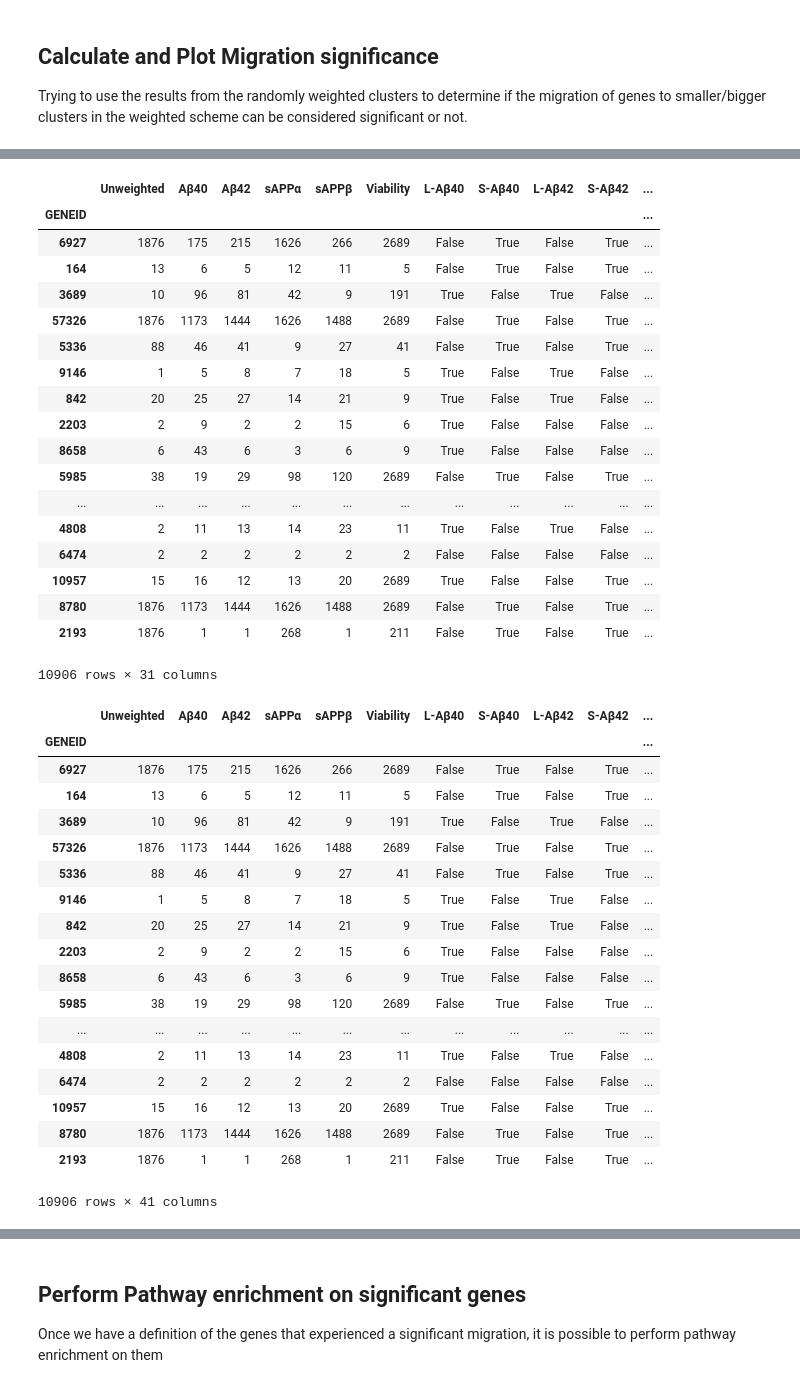
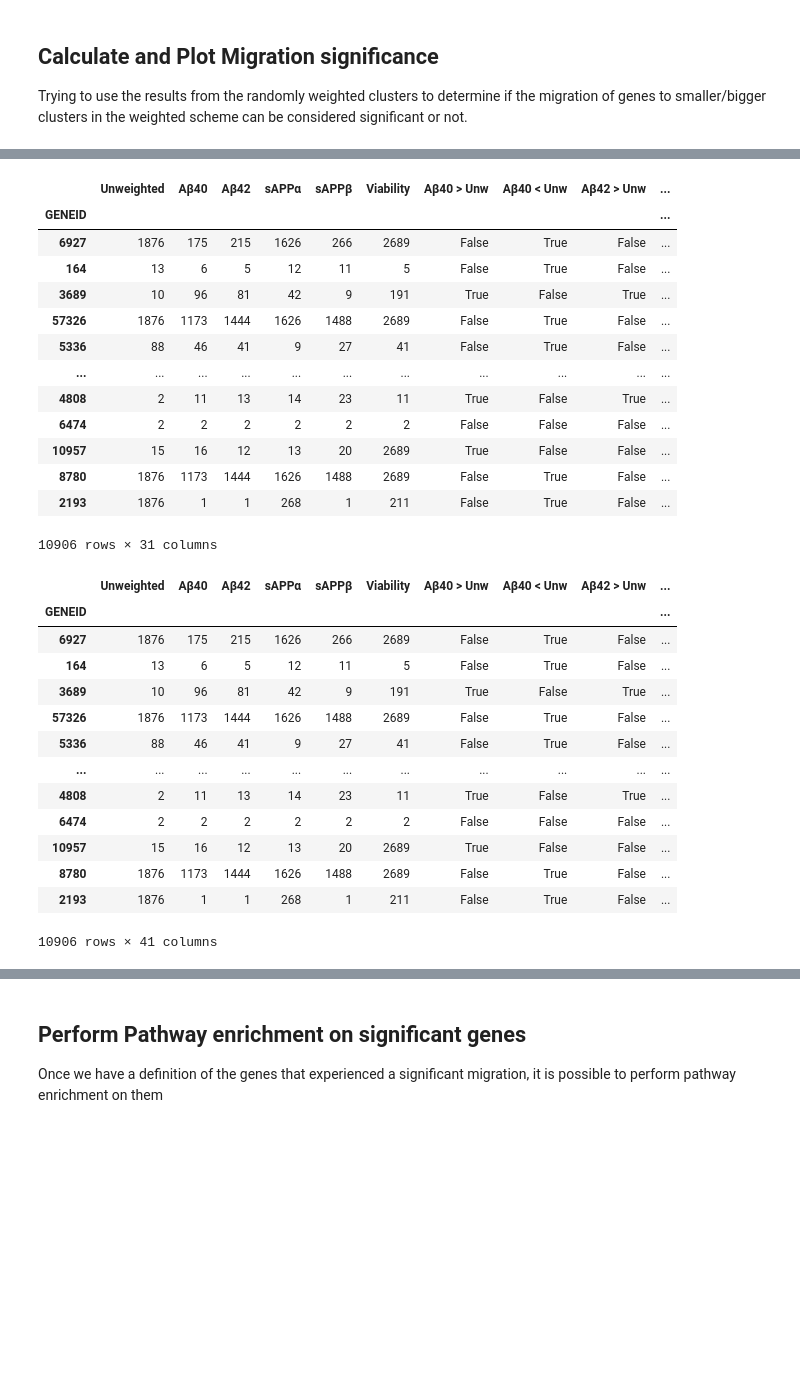
Before and after one commit to RodolfoAllendes/attain_docs, a Jupyter notebook: notebooks/fig14.ipynb, the cells around one changed output, grey strips where cells are left out. Cells and saved outputs as stored; diff of their text form; code cells hidden in the pictures; blank space fills up the shorter version.

```diff
--- a/notebooks/fig14.ipynb
+++ b/notebooks/fig14.ipynb
@@ -93,9 +83,9 @@ data
 # than the size of the unweighted cluster
 for key in readouts.keys():
     # True/False: did the gene migrate to a larger cluster in the weighted case?
-    data['L-'+key] = (data[key] > data.Unweighted)
+    data[key+' > Unw'] = (data[key] > data.Unweighted)
     # True/False: did the gene migrate to a smaller cluster in the weighted case?
-    data['S-'+key] = (data[key] < data.Unweighted)
+    data[key+' < Unw'] = (data[key] < data.Unweighted)
 
 data
 # %% [output]
@@ -121,69 +106,58 @@ data
 # %%
 # To determine if the migration is 'significant' we will compare it with the number of times
 # a similar patter was observed in the clustering results obtained from randomly weighted
 # networks
 for key in readouts:
     # these are the cluster sizes for each gene in each randomly clustered experiment
     rnd = pd.read_csv('../results/chuang_rand_'+readouts[key]+'1000.csv', usecols=lambda x: ('clu_size' in x) or x == 'GENEID').set_index('GENEID')
     # we define a mask of True/False accordding to whether the cluster size for the each random run
     # is larger than the one observed in the weighted case
     df = rnd.apply( lambda x: (x > data[key]).astype(int) )
     # and count the number of times this happenned
-    data['LSum-'+key] = df.apply(np.sum, axis = 1)
+    data['#times Rand > '+key] = df.apply(np.sum, axis = 1)
     # do the same for the number of times the cluster size was equal
     df = rnd.apply( lambda x: (x == data[key]).astype(int) )
-    data['ESum-'+key] = df.apply(np.sum, axis = 1)
+    data['#times Rand == '+key] = df.apply(np.sum, axis = 1)
     # and the number of times the cluster size was smaller
     df = rnd.apply( lambda x: (x < data[key]).astype(int) )
-    data['SSum-'+key] = df.apply(np.sum, axis = 1)
+    data['#times Rand < '+key] = df.apply(np.sum, axis = 1)
 
 data
 # %% [output]
-|  | Unweighted | Aβ40 | Aβ42 | sAPPα | sAPPβ | Viability | L-Aβ40 | S-Aβ40 | L-Aβ42 | S-Aβ42 | ... |
-| GENEID |  |  |  |  |  |  |  |  |  |  | ... |
-| 6927 | 1876 | 175 | 215 | 1626 | 266 | 2689 | False | True | False | True | ... |
-| 164 | 13 | 6 | 5 | 12 | 11 | 5 | False | True | False | True | ... |
-| 3689 | 10 | 96 | 81 | 42 | 9 | 191 | True | False | True | False | ... |
-| 57326 | 1876 | 1173 | 1444 | 1626 | 1488 | 2689 | False | True | False | True | ... |
-| 5336 | 88 | 46 | 41 | 9 | 27 | 41 | False | True | False | True | ... |
-| 9146 | 1 | 5 | 8 | 7 | 18 | 5 | True | False | True | False | ... |
-| 842 | 20 | 25 | 27 | 14 | 21 | 9 | True | False | True | False | ... |
-| 2203 | 2 | 9 | 2 | 2 | 15 | 6 | True | False | False | False | ... |
-| 8658 | 6 | 43 | 6 | 3 | 6 | 9 | True | False | False | False | ... |
-| 5985 | 38 | 19 | 29 | 98 | 120 | 2689 | False | True | False | True | ... |
-| ... | ... | ... | ... | ... | ... | ... | ... | ... | ... | ... | ... |
-| 4808 | 2 | 11 | 13 | 14 | 23 | 11 | True | False | True | False | ... |
-| 6474 | 2 | 2 | 2 | 2 | 2 | 2 | False | False | False | False | ... |
-| 10957 | 15 | 16 | 12 | 13 | 20 | 2689 | True | False | False | True | ... |
-| 8780 | 1876 | 1173 | 1444 | 1626 | 1488 | 2689 | False | True | False | True | ... |
-| 2193 | 1876 | 1 | 1 | 268 | 1 | 211 | False | True | False | True | ... |
+|  | Unweighted | Aβ40 | Aβ42 | sAPPα | sAPPβ | Viability | Aβ40 > Unw | Aβ40 < Unw | Aβ42 > Unw | ... |
+| GENEID |  |  |  |  |  |  |  |  |  | ... |
+| 6927 | 1876 | 175 | 215 | 1626 | 266 | 2689 | False | True | False | ... |
+| 164 | 13 | 6 | 5 | 12 | 11 | 5 | False | True | False | ... |
+| 3689 | 10 | 96 | 81 | 42 | 9 | 191 | True | False | True | ... |
+| 57326 | 1876 | 1173 | 1444 | 1626 | 1488 | 2689 | False | True | False | ... |
+| 5336 | 88 | 46 | 41 | 9 | 27 | 41 | False | True | False | ... |
+| ... | ... | ... | ... | ... | ... | ... | ... | ... | ... | ... |
+| 4808 | 2 | 11 | 13 | 14 | 23 | 11 | True | False | True | ... |
+| 6474 | 2 | 2 | 2 | 2 | 2 | 2 | False | False | False | ... |
+| 10957 | 15 | 16 | 12 | 13 | 20 | 2689 | True | False | False | ... |
+| 8780 | 1876 | 1173 | 1444 | 1626 | 1488 | 2689 | False | True | False | ... |
+| 2193 | 1876 | 1 | 1 | 268 | 1 | 211 | False | True | False | ... |
 10906 rows × 31 columns
 # %%
 # The migration is significant (for a given direction either direction) if the number of times it
 # happened to a larger/smaller cluster in the random clusters is less than 50
 for key in readouts:
-    data['LSig-'+key] = data['LSum-'+key].le(50) & data['L-'+key]
-    data['SSig-'+key] = data['SSum-'+key].le(50) & data['S-'+key]
-
+    data[key+' Sig. Small'] = data['#times Rand < '+key].le(50) & data[key+' < Unw']
+    data[key+' Sig. Large'] = data['#times Rand > '+key].le(50) & data[key+' > Unw']
 
 data
 # %% [output]
-|  | Unweighted | Aβ40 | Aβ42 | sAPPα | sAPPβ | Viability | L-Aβ40 | S-Aβ40 | L-Aβ42 | S-Aβ42 | ... |
-| GENEID |  |  |  |  |  |  |  |  |  |  | ... |
-| 6927 | 1876 | 175 | 215 | 1626 | 266 | 2689 | False | True | False | True | ... |
-| 164 | 13 | 6 | 5 | 12 | 11 | 5 | False | True | False | True | ... |
-| 3689 | 10 | 96 | 81 | 42 | 9 | 191 | True | False | True | False | ... |
-| 57326 | 1876 | 1173 | 1444 | 1626 | 1488 | 2689 | False | True | False | True | ... |
-| 5336 | 88 | 46 | 41 | 9 | 27 | 41 | False | True | False | True | ... |
-| 9146 | 1 | 5 | 8 | 7 | 18 | 5 | True | False | True | False | ... |
-| 842 | 20 | 25 | 27 | 14 | 21 | 9 | True | False | True | False | ... |
-| 2203 | 2 | 9 | 2 | 2 | 15 | 6 | True | False | False | False | ... |
-| 8658 | 6 | 43 | 6 | 3 | 6 | 9 | True | False | False | False | ... |
-| 5985 | 38 | 19 | 29 | 98 | 120 | 2689 | False | True | False | True | ... |
-| ... | ... | ... | ... | ... | ... | ... | ... | ... | ... | ... | ... |
-| 4808 | 2 | 11 | 13 | 14 | 23 | 11 | True | False | True | False | ... |
-| 6474 | 2 | 2 | 2 | 2 | 2 | 2 | False | False | False | False | ... |
-| 10957 | 15 | 16 | 12 | 13 | 20 | 2689 | True | False | False | True | ... |
-| 8780 | 1876 | 1173 | 1444 | 1626 | 1488 | 2689 | False | True | False | True | ... |
-| 2193 | 1876 | 1 | 1 | 268 | 1 | 211 | False | True | False | True | ... |
+|  | Unweighted | Aβ40 | Aβ42 | sAPPα | sAPPβ | Viability | Aβ40 > Unw | Aβ40 < Unw | Aβ42 > Unw | ... |
+| GENEID |  |  |  |  |  |  |  |  |  | ... |
+| 6927 | 1876 | 175 | 215 | 1626 | 266 | 2689 | False | True | False | ... |
+| 164 | 13 | 6 | 5 | 12 | 11 | 5 | False | True | False | ... |
+| 3689 | 10 | 96 | 81 | 42 | 9 | 191 | True | False | True | ... |
+| 57326 | 1876 | 1173 | 1444 | 1626 | 1488 | 2689 | False | True | False | ... |
+| 5336 | 88 | 46 | 41 | 9 | 27 | 41 | False | True | False | ... |
+| ... | ... | ... | ... | ... | ... | ... | ... | ... | ... | ... |
+| 4808 | 2 | 11 | 13 | 14 | 23 | 11 | True | False | True | ... |
+| 6474 | 2 | 2 | 2 | 2 | 2 | 2 | False | False | False | ... |
+| 10957 | 15 | 16 | 12 | 13 | 20 | 2689 | True | False | False | ... |
+| 8780 | 1876 | 1173 | 1444 | 1626 | 1488 | 2689 | False | True | False | ... |
+| 2193 | 1876 | 1 | 1 | 268 | 1 | 211 | False | True | False | ... |
 10906 rows × 41 columns
```
Also changed, not shown: parts of 12 cells of this notebook, 4 other files.
